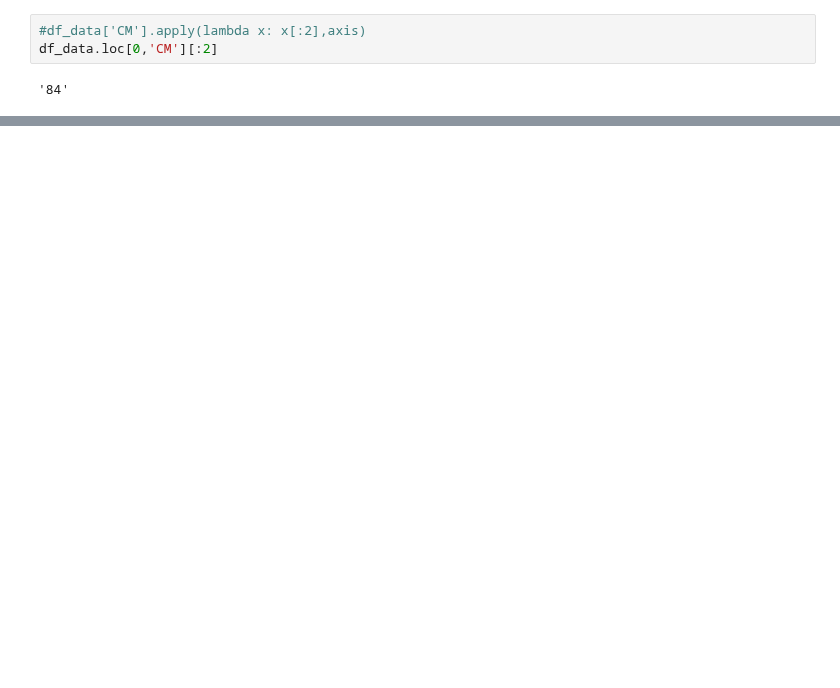
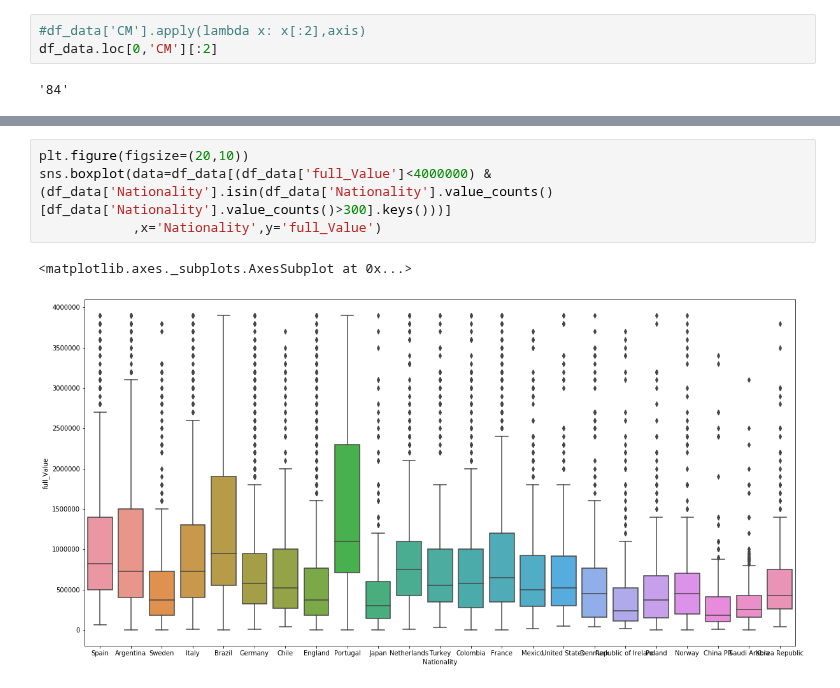
Before and after one commit to ShaharSheli/FIFA19, a Jupyter notebook: Exploration v1.ipynb, the cells around one changed output, grey strips where cells are left out. Drawn from its saved outputs; the diff is of its cells as text; blank space fills up the shorter version.

```diff
--- a/Exploration v1.ipynb
+++ b/Exploration v1.ipynb
@@ -68,0 +111,7 @@ df_data.loc[0,'CM'][:2]
+# %%
+plt.figure(figsize=(20,10))
+sns.boxplot(data=df_data[(df_data['full_Value']<4000000) & (df_data['Nationality'].isin(df_data['Nationality'].value_counts()[df_data['Nationality'].value_counts()>300].keys()))]
+            ,x='Nationality',y='full_Value')
+# %% [output]
+<matplotlib.axes._subplots.AxesSubplot at 0x...>
+[figure, added]
```
Also changed, not shown: parts of 19 cells of this notebook, 3 other files.
